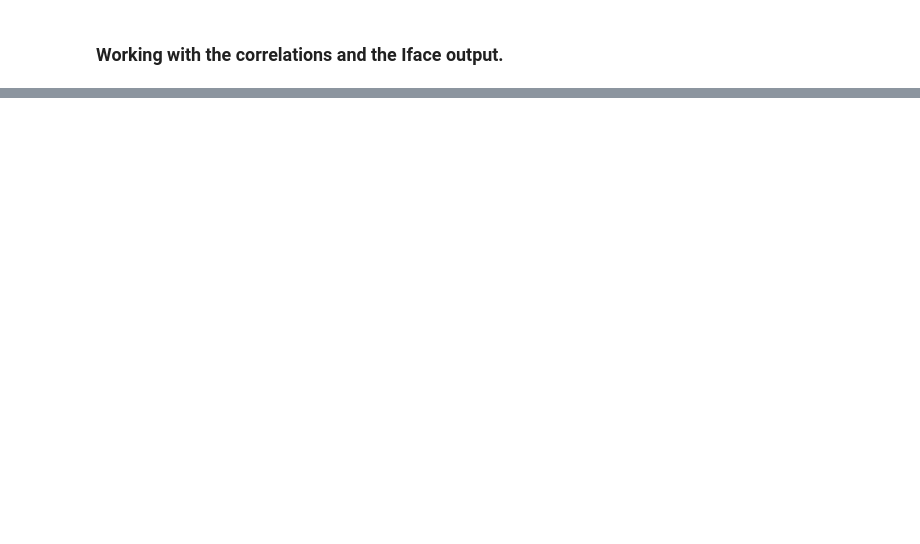
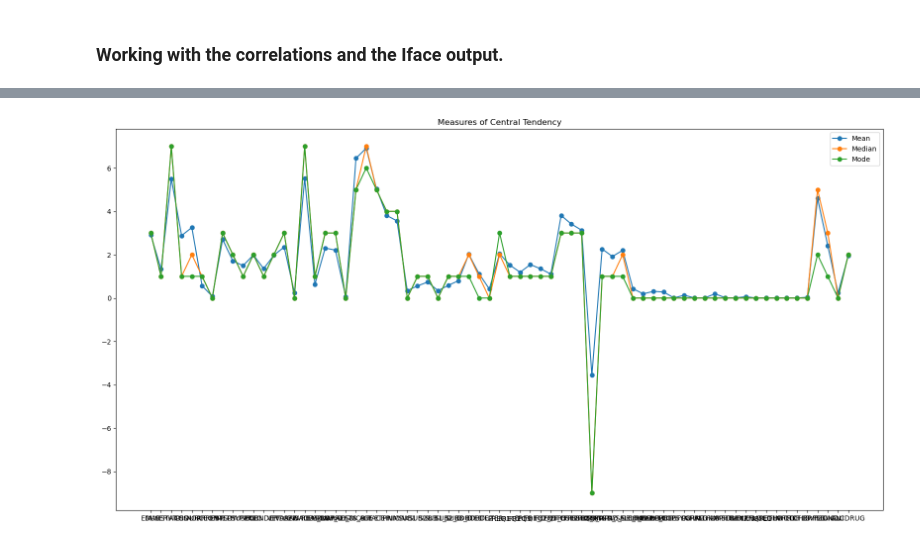
Before and after one commit to MWatkins87/House_of_Hope, a Jupyter notebook: beau.ipynb, the cells around one changed output, grey strips where cells are left out. Saved outputs shown, nothing was run; the diff lists cells and outputs as text; code cells hidden in the pictures; blank space fills up the shorter version.

```diff
--- a/beau.ipynb
+++ b/beau.ipynb
@@ -757,0 +413,13 @@ elif reason2 == "METHUSE":
+# %%
+# Measures of Central Tendency
+mean = data.mean()
+median = data.median()
+mode = data.mode()
+
+print("\nMeasures of Central Tendency:")
+print("Mean:")
+print(mean)
+print("\nMedian:")
+print(median)
+print("\nMode:")
+print(mode)
@@ -757,0 +444,11 @@ elif reason2 == "METHUSE":
+# %%
+# Visualize Measures of Central Tendency
+plt.figure(figsize=(20, 10))
+plt.plot(mean, label="Mean", marker="o")
+plt.plot(median, label="Median", marker="o")
+plt.plot(mode.iloc[0], label="Mode", marker="o")
+plt.title("Measures of Central Tendency")
+plt.legend()
+plt.show()
+# %% [output]
+[figure, added]
```
Also changed, not shown: parts of 60 cells of this notebook.
